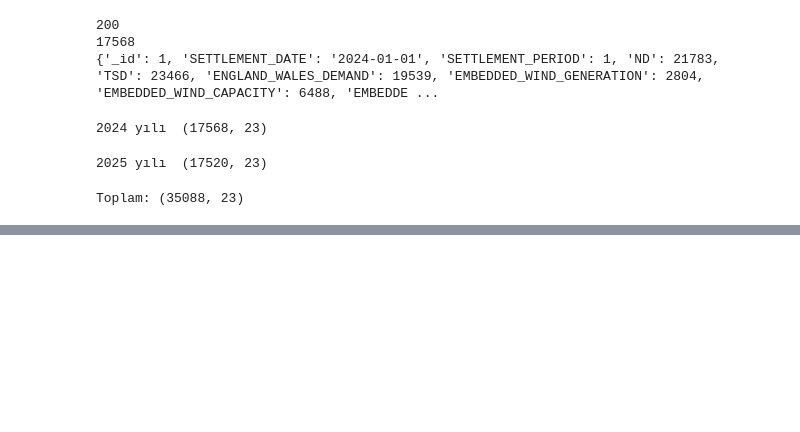
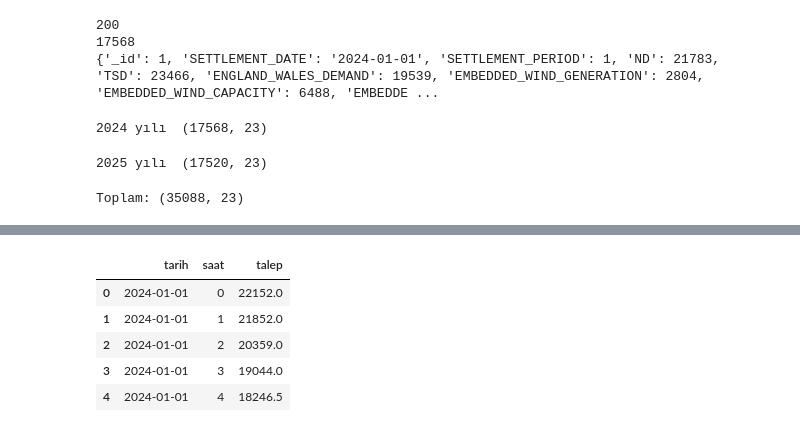
Before and after one commit to europecodingschool/ECS---VB---YZ---08.26, a Jupyter notebook: VB_YZ_Ders_20_.ipynb, the cells around one changed output, grey strips where cells are left out. Cells and saved outputs as stored; diff of their text form; code cells hidden in the pictures; blank space fills up the shorter version.

```diff
--- a/VB_YZ_Ders_20_.ipynb
+++ b/VB_YZ_Ders_20_.ipynb
@@ -47,0 +100,6 @@ Toplam: (35088, 23)
+# %%
+talep = talep[talep["SETTLEMENT_PERIOD"] <= 48] #aykırıları çıkardık.
+
+talep["saat"] = (talep["SETTLEMENT_PERIOD"] - 1) // 2 # datamızda her yarım saatlik dilim 1 periyottu. Biz bunu saat sütudunda tam sayı olarak vermeye çalıştık.
+
+print(talep[["SETTLEMENT_PERIOD", "saat"]].head(8))
@@ -47,0 +116,4 @@ Toplam: (35088, 23)
+# %%
+veri = talep.groupby(["SETTLEMENT_DATE","saat"])["ND"].mean().reset_index()
+print(veri.shape)
+print(veri.head(30))
@@ -47,0 +138,10 @@ Toplam: (35088, 23)
+# %%
+veri.columns = ["tarih", "saat", "talep"]
+veri.head()
+# %% [output]
+|  | tarih | saat | talep |
+| 0 | 2024-01-01 | 0 | 22152.0 |
+| 1 | 2024-01-01 | 1 | 21852.0 |
+| 2 | 2024-01-01 | 2 | 20359.0 |
+| 3 | 2024-01-01 | 3 | 19044.0 |
+| 4 | 2024-01-01 | 4 | 18246.5 |
```
Also changed, not shown: parts of 9 cells of this notebook.
